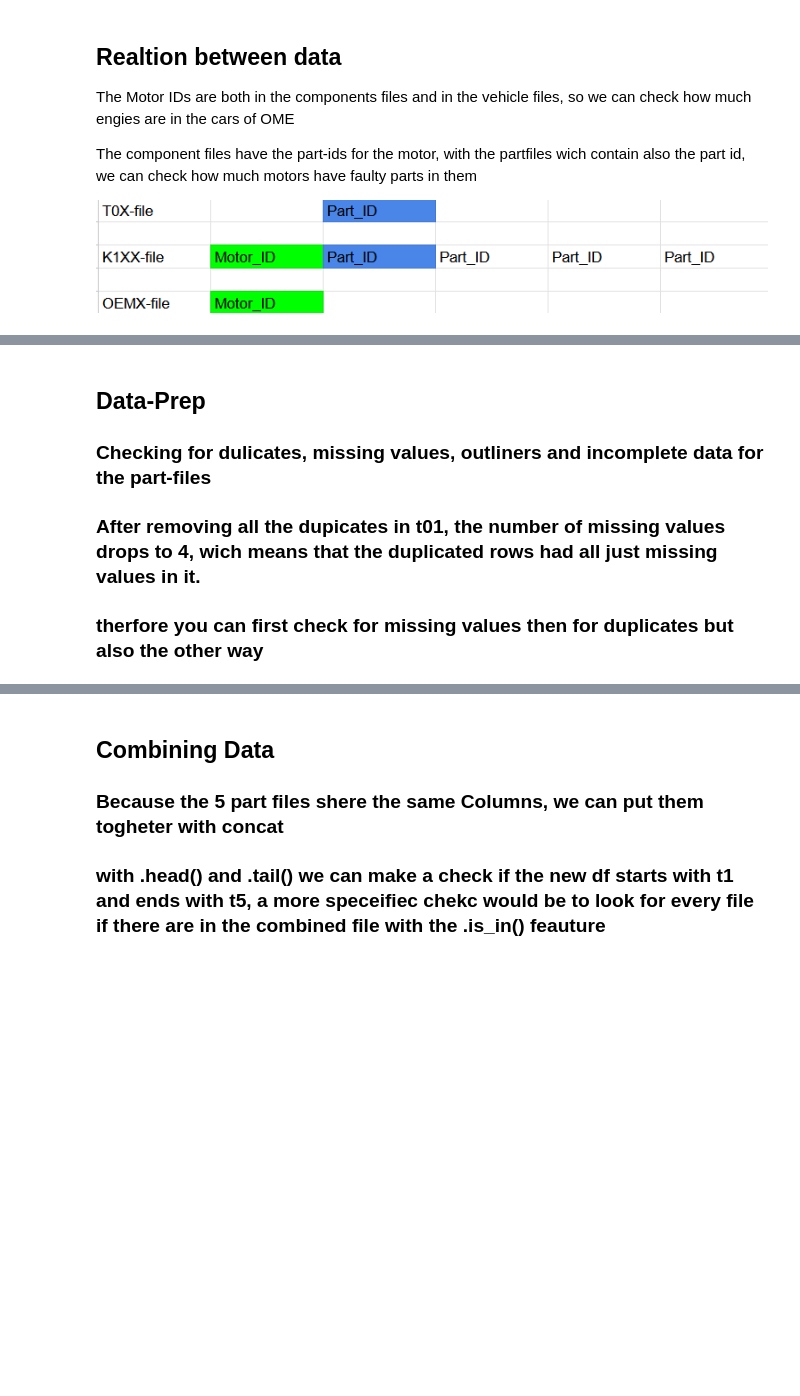
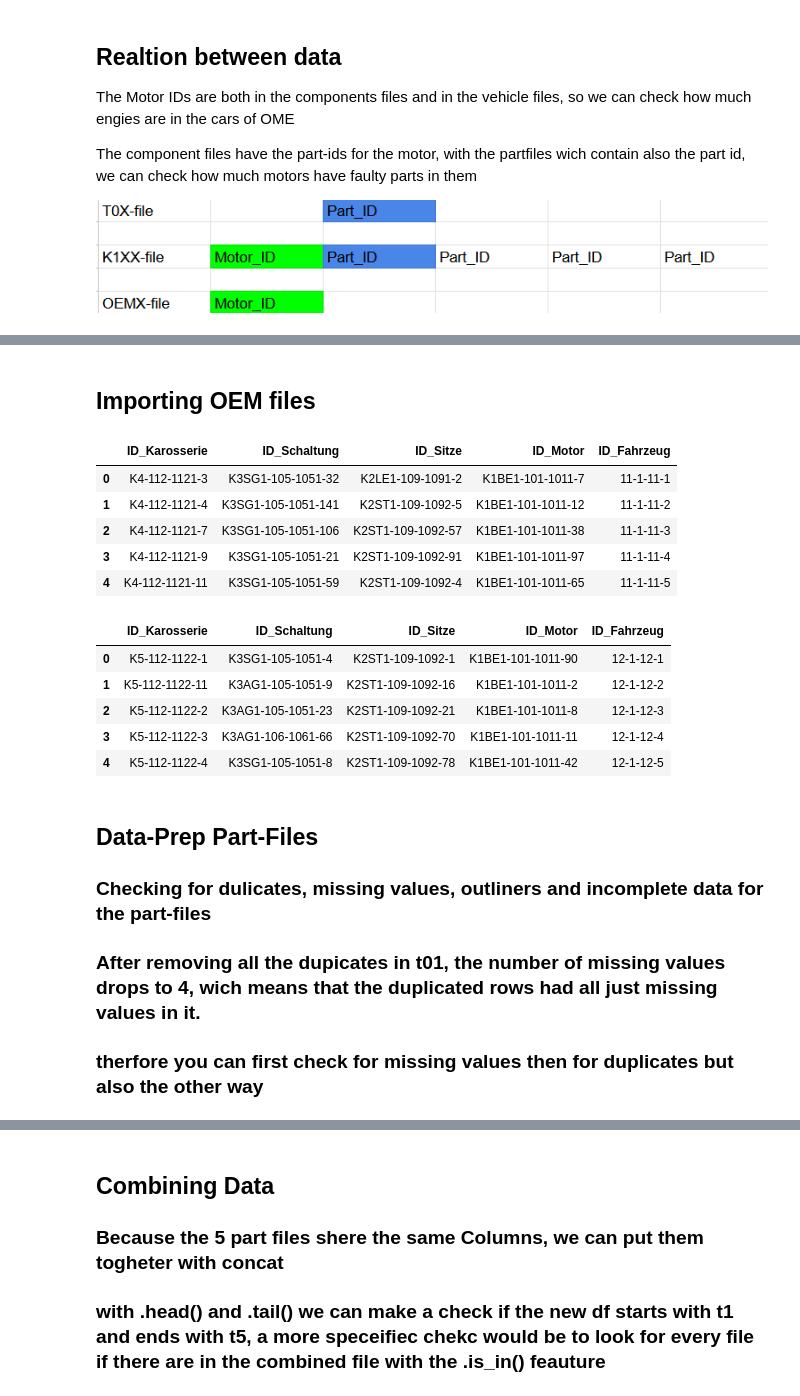
Before and after one commit to Teddy131/IDA-GROUP, a Jupyter notebook: final_data.ipynb, the cells around one changed output, grey strips where cells are left out. Drawn from its saved outputs; the diff is of its cells as text; code cells hidden in the pictures; blank space fills up the shorter version.

Commit message:
Update final_data.ipynb
data check kinda completed, need some details but the most ist done

```diff
--- a/final_data.ipynb
+++ b/final_data.ipynb
@@ -243,5 +287,28 @@ for i, part in enumerate(part_files):
+# %% [markdown]
+## Importing OEM files
+# %%
+# Importing OEM1 data
+oem11 = pd.read_csv("data/Fahrzeug/Bestandteile_Fahrzeuge_OEM1_Typ11.csv", sep=";").drop(columns=["Unnamed: 0"], errors="ignore")
+oem12 = pd.read_csv("data/Fahrzeug/Bestandteile_Fahrzeuge_OEM1_Typ12.csv", sep=";").drop(columns=["Unnamed: 0"], errors="ignore")
+
+
+display(oem11.head())
+display(oem12.head())
+# %% [output]
+|  | ID_Karosserie | ID_Schaltung | ID_Sitze | ID_Motor | ID_Fahrzeug |
+| 0 | K4-112-1121-3 | K3SG1-105-1051-32 | K2LE1-109-1091-2 | K1BE1-101-1011-7 | 11-1-11-1 |
+| 1 | K4-112-1121-4 | K3SG1-105-1051-141 | K2ST1-109-1092-5 | K1BE1-101-1011-12 | 11-1-11-2 |
+| 2 | K4-112-1121-7 | K3SG1-105-1051-106 | K2ST1-109-1092-57 | K1BE1-101-1011-38 | 11-1-11-3 |
+| 3 | K4-112-1121-9 | K3SG1-105-1051-21 | K2ST1-109-1092-91 | K1BE1-101-1011-97 | 11-1-11-4 |
+| 4 | K4-112-1121-11 | K3SG1-105-1051-59 | K2ST1-109-1092-4 | K1BE1-101-1011-65 | 11-1-11-5 |
+|  | ID_Karosserie | ID_Schaltung | ID_Sitze | ID_Motor | ID_Fahrzeug |
+| 0 | K5-112-1122-1 | K3SG1-105-1051-4 | K2ST1-109-1092-1 | K1BE1-101-1011-90 | 12-1-12-1 |
+| 1 | K5-112-1122-11 | K3AG1-105-1051-9 | K2ST1-109-1092-16 | K1BE1-101-1011-2 | 12-1-12-2 |
+| 2 | K5-112-1122-2 | K3AG1-105-1051-23 | K2ST1-109-1092-21 | K1BE1-101-1011-8 | 12-1-12-3 |
+| 3 | K5-112-1122-3 | K3AG1-106-1061-66 | K2ST1-109-1092-70 | K1BE1-101-1011-11 | 12-1-12-4 |
+| 4 | K5-112-1122-4 | K3SG1-105-1051-8 | K2ST1-109-1092-78 | K1BE1-101-1011-42 | 12-1-12-5 |
 # %% [markdown]
-## Data-Prep
+## Data-Prep Part-Files
 ### Checking for dulicates, missing values, outliners and incomplete data for the part-files
 
 ### After removing all the dupicates in t01, the number of missing values drops to 4, wich means that the duplicated rows had all just missing values in it.
```
Also changed, not shown: parts of 23 cells of this notebook.
